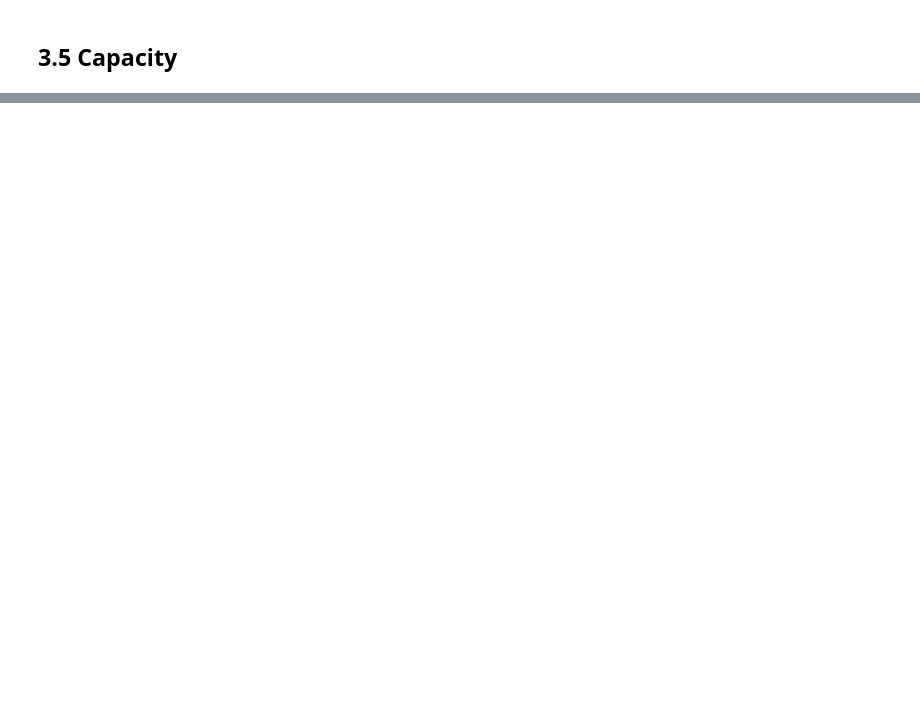
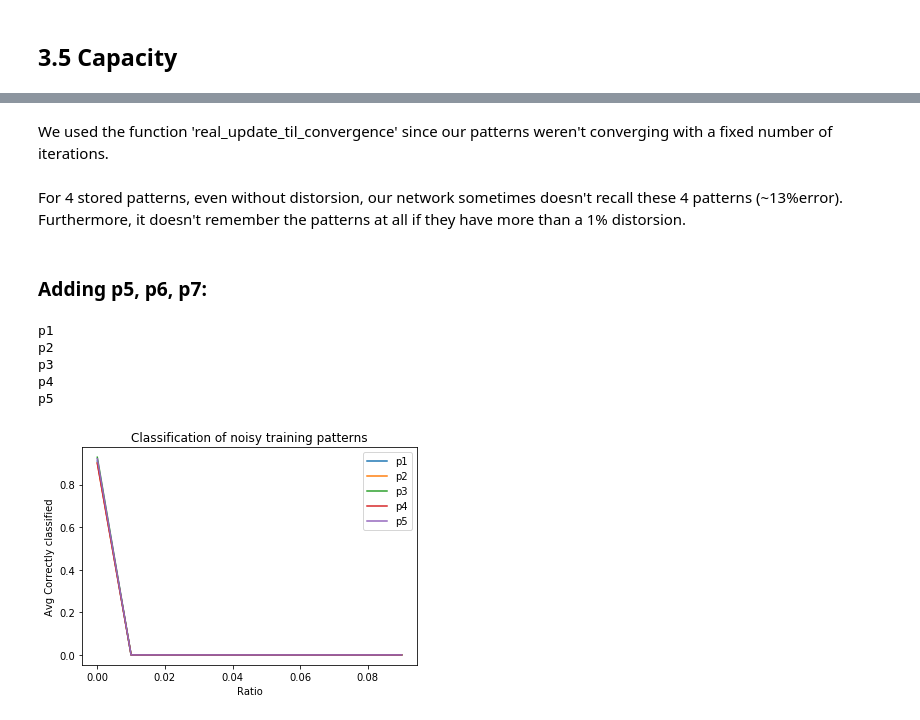
Before and after one commit to vbodell/DD2437, a Jupyter notebook: lab3/victor.ipynb, the cells around one changed output, grey strips where cells are left out. Cells and saved outputs as stored; diff of their text form; code cells hidden in the pictures; blank space fills up the shorter version.

```diff
--- a/lab3/victor.ipynb
+++ b/lab3/victor.ipynb
@@ -453,0 +518,38 @@ Text(0.5, 1.0, 'Classification of noisy training patterns')
+# %%
+# updated, iterations = update_til_converge(add_noise(p1, 0.2), weights, True)
+
+PATTERNS = {"p1": p1, "p2": p2, "p3":p3, "p4":p4}
+MAX_RATIO = 0.1
+
+def convergence_of_noisy_patterns(patterns_dict, weights, max_ratio, iterations=1000):
+    converges = {}
+    iterations_count = {}
+    ratios = np.arange(0, max_ratio, 0.01)
+
+    for pattern in patterns_dict:
+        print(pattern)
+        converges[pattern] = []
+        iterations_count[pattern] = []
+
+        for ratio in ratios:
+            ratio_sum = 0.0
+            iterations_sum = 0.0
+
+            for iteration in range(iterations):
+                noise_pattern = add_noise(patterns_dict[pattern], ratio)
+                updated, update_iters = real_random_update_til_converge(
+                    noise_pattern, weights, True)
+                ratio_sum += (updated == patterns_dict[pattern]).all()
+                iterations_sum += update_iters
+
+            converges[pattern].append(ratio_sum/iterations)
+            iterations_count[pattern].append(iterations_sum/iterations)
+
+    fig = plt.figure()
+    for val in patterns_dict.keys():
+        plt.plot(ratios, converges[val], label=val)
+    plt.legend()
+    plt.xlabel("Ratio")
+    plt.ylabel("Avg Correctly classified")
+    plt.title("Classification of noisy training patterns")
+    return fig
@@ -453,0 +564,19 @@ Text(0.5, 1.0, 'Classification of noisy training patterns')
+# %% [markdown]
+We used the function 'real_update_til_convergence' since our patterns weren't converging with a fixed number of iterations.
+# %% [markdown]
+For 4 stored patterns, even without distorsion, our network sometimes doesn't recall these 4 patterns (~13%error). Furthermore, it doesn't remember the patterns at all if they have more than a 1% distorsion.
+# %% [markdown]
+### Adding p5, p6, p7:
+# %%
+pattern = np.c_[p1, p2, p3, p4, p5].T
+weights = calc_weights(pattern)
+# %%
+PATTERNS = {"p1": p1, "p2": p2, "p3":p3, "p4":p4, "p5":p5}
+fig_p5 = convergence_of_noisy_patterns(PATTERNS, weights, MAX_RATIO, iterations=1000)
+# %% [output]
+p1
+p2
+p3
+p4
+p5
+[figure, added]
```
Also changed, not shown: parts of 24 cells of this notebook.
